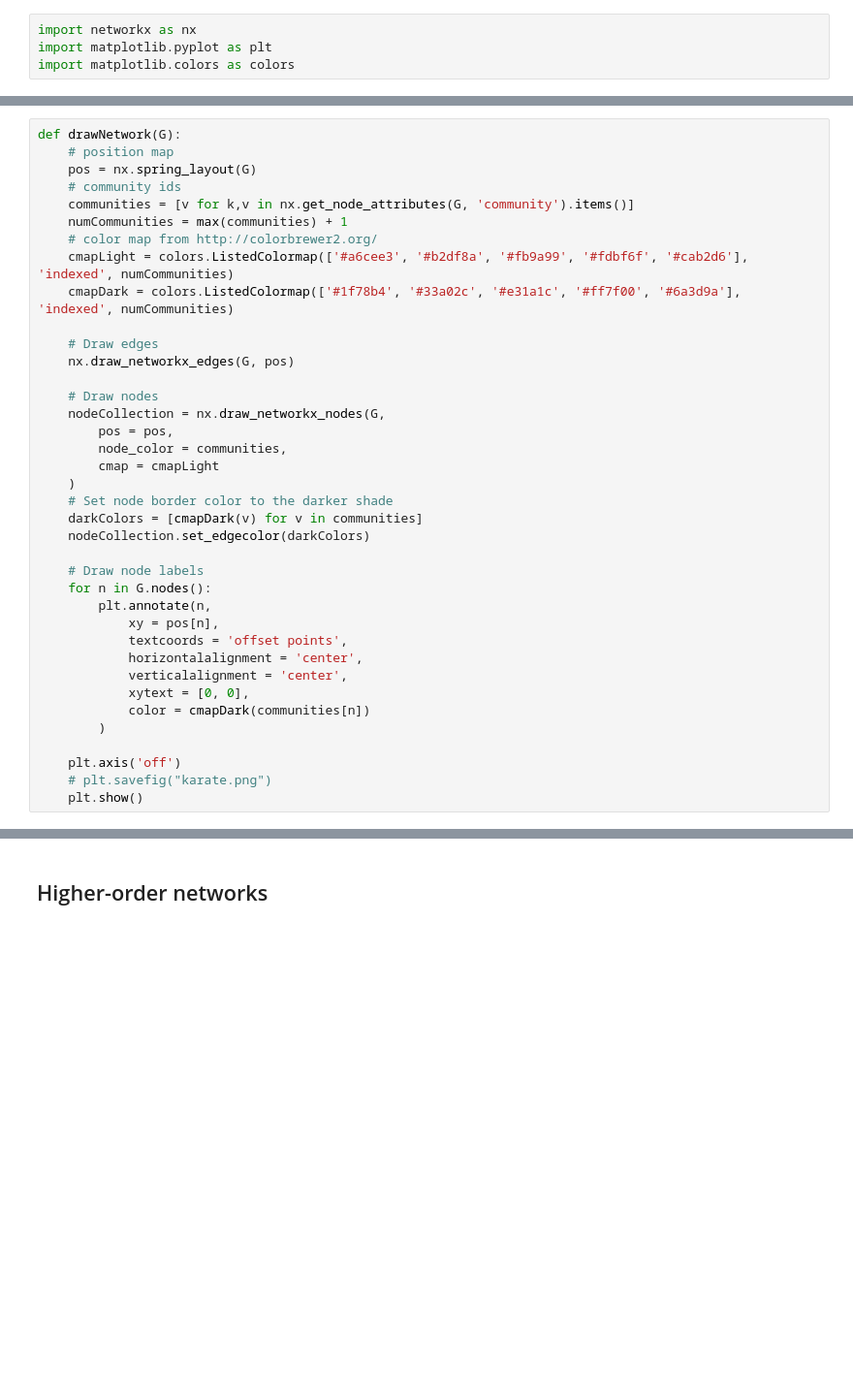
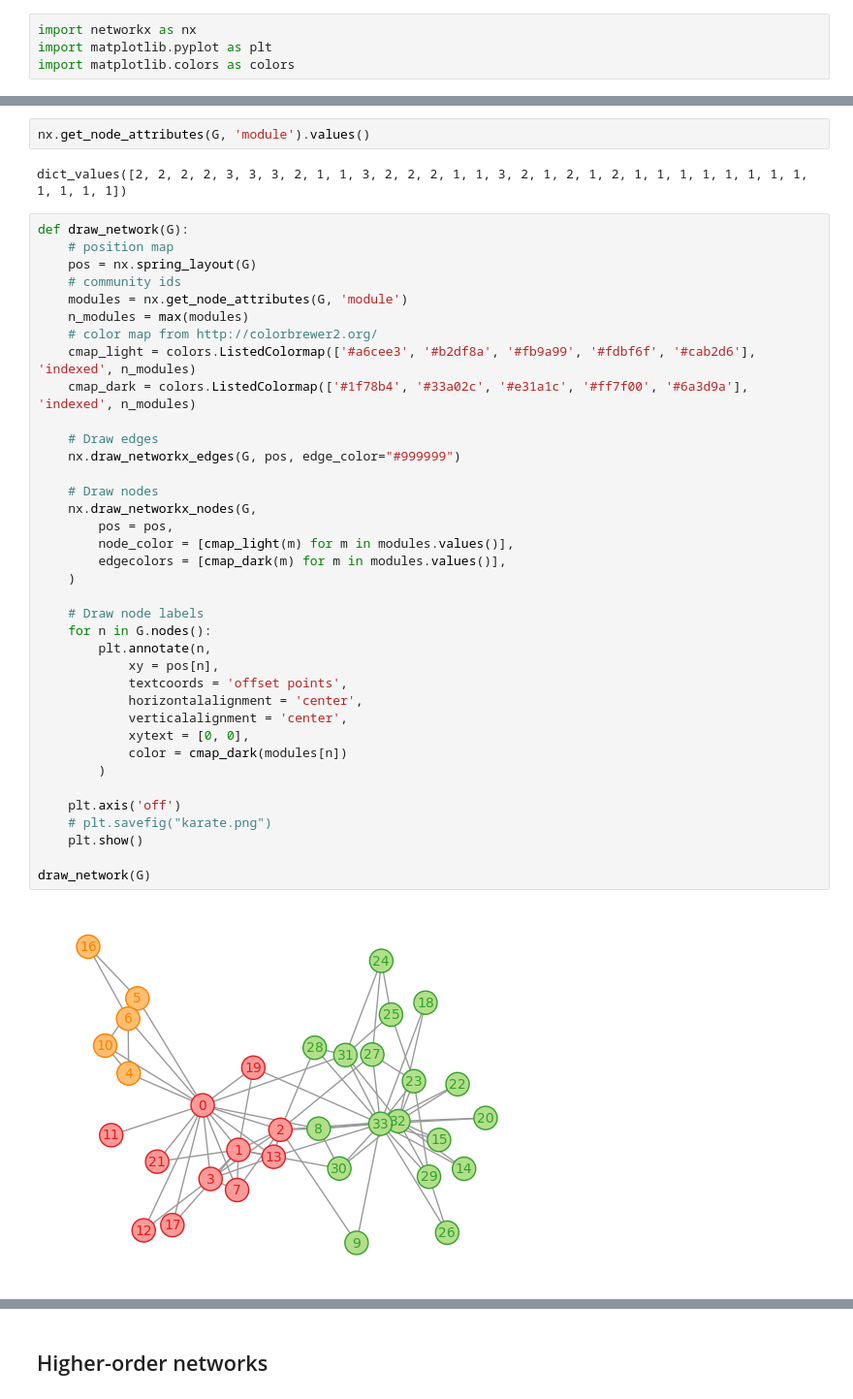
Before and after one commit to mapequation/infomap-notebooks, a Jupyter notebook: 1_1_infomap_intro.ipynb, the cells around one changed output, grey strips where cells are left out. Shown at 97% size. Saved outputs shown, nothing was run; the diff lists cells and outputs as text; blank space fills up the shorter version.

```diff
--- a/1_1_infomap_intro.ipynb
+++ b/1_1_infomap_intro.ipynb
@@ -219,38 +235,43 @@ def findCommunities(G):
+# %%
+nx.get_node_attributes(G, 'module').values()
+# %% [output]
+dict_values([2, 2, 2, 2, 3, 3, 3, 2, 1, 1, 3, 2, 2, 2, 1, 1, 3, 2, 1, 2, 1, 2, 1, 1, 1, 1, 1, 1, 1, 1, 1, 1, 1, 1])
 # %%
-def drawNetwork(G):
+def draw_network(G):
     # position map
     pos = nx.spring_layout(G)
     # community ids
-    communities = [v for k,v in nx.get_node_attributes(G, 'community').items()]
-    numCommunities = max(communities) + 1
+    modules = nx.get_node_attributes(G, 'module')
+    n_modules = max(modules)
     # color map from http://colorbrewer2.org/
-    cmapLight = colors.ListedColormap(['#a6cee3', '#b2df8a', '#fb9a99', '#fdbf6f', '#cab2d6'], 'indexed', numCommunities)
-    cmapDark = colors.ListedColormap(['#1f78b4', '#33a02c', '#e31a1c', '#ff7f00', '#6a3d9a'], 'indexed', numCommunities)
+    cmap_light = colors.ListedColormap(['#a6cee3', '#b2df8a', '#fb9a99', '#fdbf6f', '#cab2d6'], 'indexed', n_modules)
+    cmap_dark = colors.ListedColormap(['#1f78b4', '#33a02c', '#e31a1c', '#ff7f00', '#6a3d9a'], 'indexed', n_modules)
 
     # Draw edges
-    nx.draw_networkx_edges(G, pos)
+    nx.draw_networkx_edges(G, pos, edge_color="#999999")
 
     # Draw nodes
-    nodeCollection = nx.draw_networkx_nodes(G,
+    nx.draw_networkx_nodes(G,
         pos = pos,
-        node_color = communities,
-        cmap = cmapLight
+        node_color = [cmap_light(m) for m in modules.values()],
+        edgecolors = [cmap_dark(m) for m in modules.values()],
     )
-    # Set node border color to the darker shade
-    darkColors = [cmapDark(v) for v in communities]
-    nodeCollection.set_edgecolor(darkColors)
 
     # Draw node labels
     for n in G.nodes():
         plt.annotate(n,
             xy = pos[n],
             textcoords = 'offset points',
             horizontalalignment = 'center',
             verticalalignment = 'center',
             xytext = [0, 0],
-            color = cmapDark(communities[n])
+            color = cmap_dark(modules[n])
         )
 
     plt.axis('off')
     # plt.savefig("karate.png")
     plt.show()
+
+draw_network(G)
+# %% [output]
+[figure, added]
```
Also changed, not shown: parts of 22 cells of this notebook.
